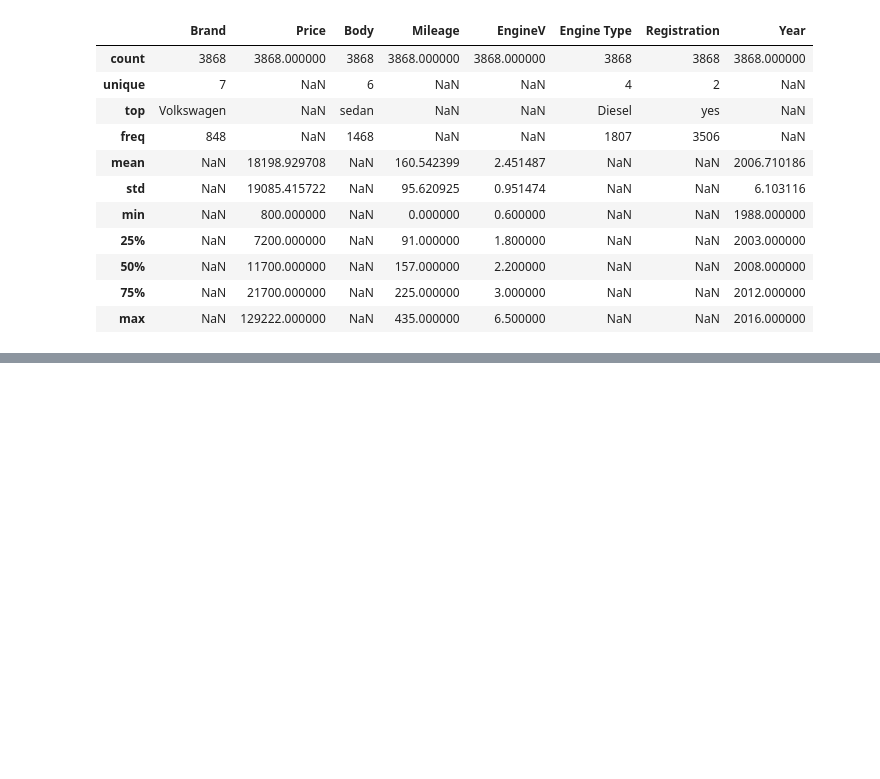
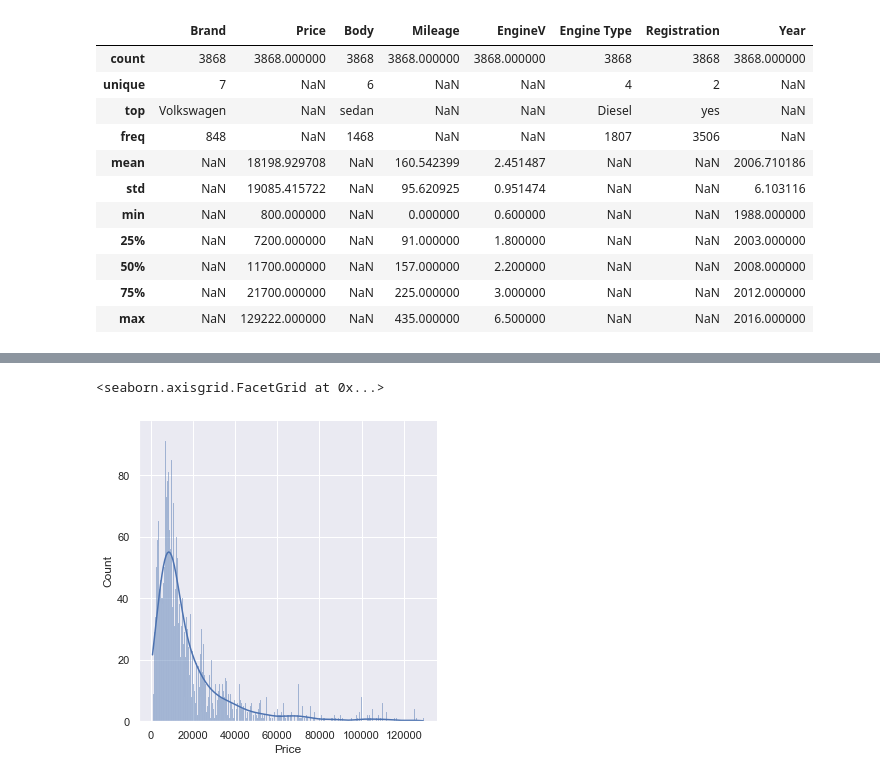
Before and after one commit to vogel2/Data-Science, a Jupyter notebook: 2 - Advanced Statistical Methods/4 - Multiple Linear Regression with sklearn/Practical Example/Regression.ipynb, the cells around one changed output, grey strips where cells are left out. Saved outputs shown, nothing was run; the diff lists cells and outputs as text; code cells hidden in the pictures; blank space fills up the shorter version.

```diff
--- a/2 - Advanced Statistical Methods/4 - Multiple Linear Regression with sklearn/Practical Example/Regression.ipynb
+++ b/2 - Advanced Statistical Methods/4 - Multiple Linear Regression with sklearn/Practical Example/Regression.ipynb
@@ -131,0 +139,5 @@ ax2.set_title('EngineV and ')
+# %%
+sns.displot(data_cleaned['Price'], kde=True, binwidth=300)
+# %% [output]
+<seaborn.axisgrid.FacetGrid at 0x...>
+[figure, added]
```
Also changed, not shown: parts of 45 cells of this notebook.
